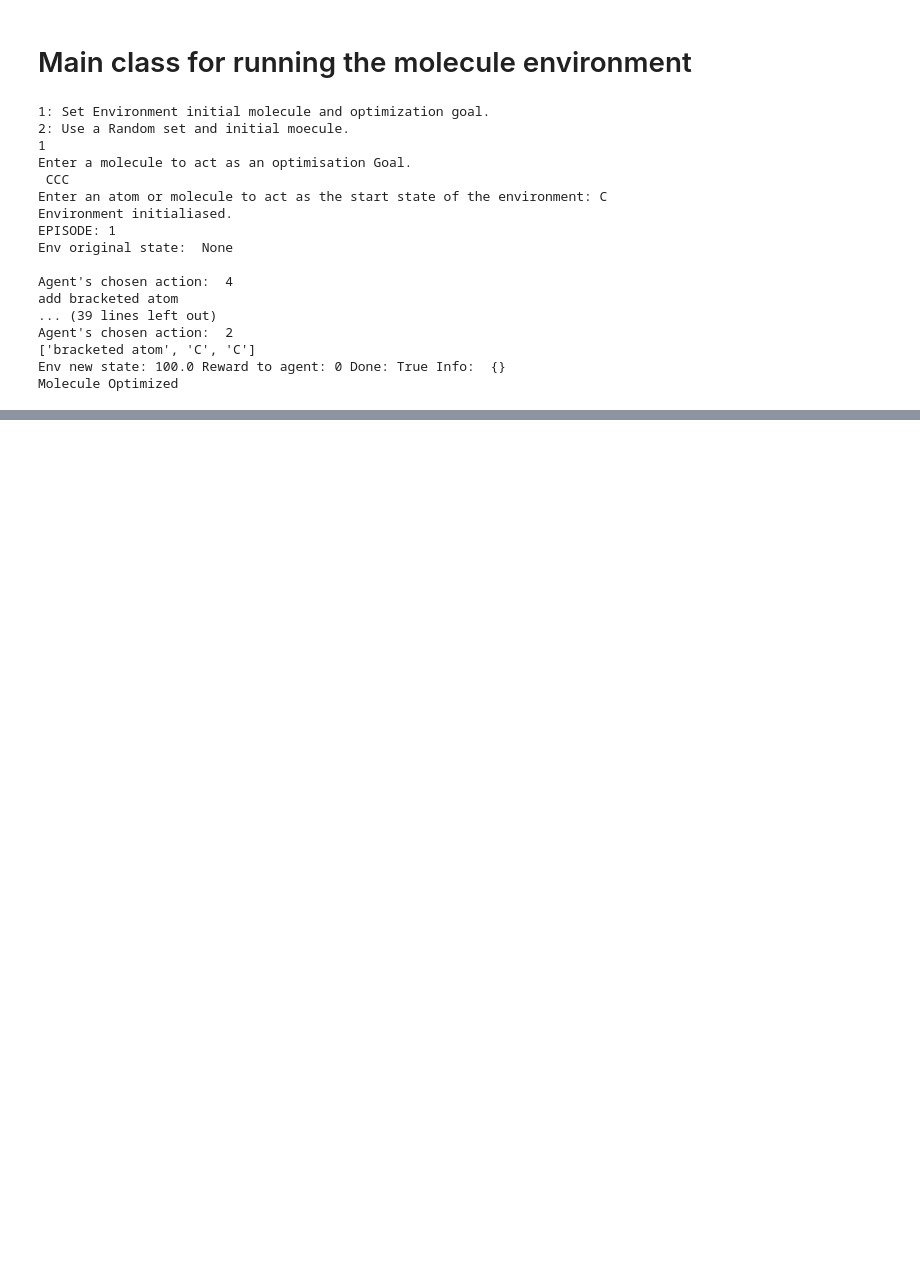
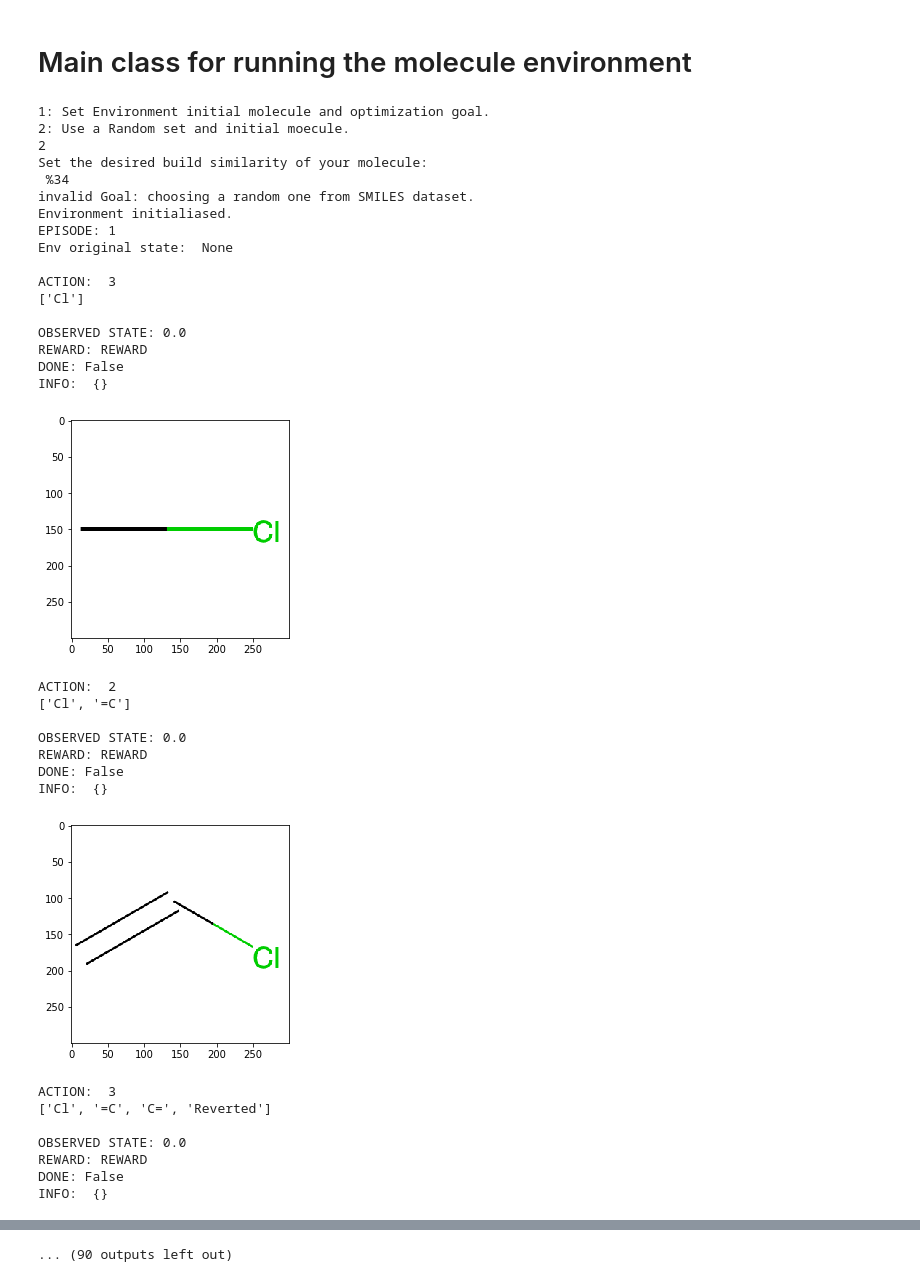
Before and after one commit to fle1scha/Drug-Design-Reinforcement-Learning, a Jupyter notebook: Main_Molecule.ipynb, the cells around one changed output, grey strips where cells are left out. Cells and saved outputs as stored; diff of their text form; code cells hidden in the pictures; blank space fills up the shorter version.

Commit message:
Main function aesthecs, Comments, And created visualisations

```diff
--- a/Main_Molecule.ipynb
+++ b/Main_Molecule.ipynb
@@ -13,7 +19,6 @@ def validate(mol):
         try:
             molecule = Chem.MolFromSmiles(mol)
             smiles = Chem.MolToSmiles(molecule, isomericSmiles=True)
-            mol2 = Chem.MolFromSmiles(smiles)
         except:
             print("Entered input is chemically invalid")
             return False
@@ -25,10 +30,10 @@ def validate(mol):
 def main():
 
     menu = input("1: Set Environment initial molecule and optimization goal. \n2: Use a Random set and initial moecule. \n")
-    if menu == "2":
+    if menu == "2":  # Random goal
         mol = 1
         goal = 1
-    elif menu == "1":
+    elif menu == "1": # Cumstom inputs
         # Get valid input goal and start state from user
         validgoal = False
         validmol = False
@@ -40,13 +45,15 @@ def main():
             mol = input("Enter an atom or molecule to act as the start state of the environment: ")
             validmol = validate(mol)
 
-    env = gym.make("gym_molecule:molecule-v0", mol = mol, goal= goal)
+    accuracy = float(input("Set the desired build similarity of your molecule:\n " + "%"))
+
+    env = gym.make("gym_molecule:molecule-v0", mol = mol, goal= goal, similarity = accuracy) # Instantiate environment
     print("Environment initialiased.")
-    #Create a new Molecule Agent object.
-    agent = MoleculeAgent(env.action_space)
+
+    agent = MoleculeAgent(env.action_space) # Create a new Molecule Agent object.
 
 
-    episode_count = 3
+    episode_count = 2
     reward = 0
     done = False
 
@@ -64,47 +71,72 @@ def main():
             #The agent chooses its action based on the tuple from the current env state.
             action = agent.act(ob, reward, done)
             print()
-            print("Agent's chosen action: ", action)
+            print("ACTION: ", action)
 
             #The new tuple is returned because the env has considered the agent's action.
             ob, reward, done, _ = env.step(action)
 
 
-            print("Env new state:", ob, "Reward to agent:", reward, "Done:", done,"Info: ", _)
+            print("\nOBSERVED STATE:", ob, "\nREWARD:", reward, "\nDONE:", done,"\nINFO: ", _)
 
             #The env renders.
-            env.render()
+            SMILES = env.render()
+            Image = Draw.MolToImage(SMILES, size=(300, 300))
+            ImageNumpyFormat = np.asarray(Image)
+            plt.imshow(ImageNumpyFormat)
+            plt.draw()
+            plt.pause(0.5) # pause how many seconds
+            plt.close()
 
             if done == True:
-                print("Molecule Optimized")
+                print("Molecule Optimized.")
                 break
 
 
 
             #If the env reaches a terminating state, the current iteration ends and the next
             #episode begins.
 
 
     env.close()
 
 
 if __name__ == '__main__':
     main()
+
+# Aspirin: O=C(C)Oc1ccccc1C(=O)O
+# Start with: Oc1ccccc1C
 # %% [output]
 1: Set Environment initial molecule and optimization goal.
 2: Use a Random set and initial moecule.
-1
-Enter a molecule to act as an optimisation Goal.
- CCC
-Enter an atom or molecule to act as the start state of the environment: C
+2
+Set the desired build similarity of your molecule:
+ %34
+invalid Goal: choosing a random one from SMILES dataset.
 Environment initialiased.
 EPISODE: 1
 Env original state:  None
 
-Agent's chosen action:  4
-add bracketed atom
-... (39 lines left out)
-Agent's chosen action:  2
-['bracketed atom', 'C', 'C']
-Env new state: 100.0 Reward to agent: 0 Done: True Info:  {}
-Molecule Optimized
+ACTION:  3
+['Cl']
+
+OBSERVED STATE: 0.0
+REWARD: REWARD
+DONE: False
+INFO:  {}
+[figure, added]
+ACTION:  2
+['Cl', '=C']
+
+OBSERVED STATE: 0.0
+REWARD: REWARD
+DONE: False
+INFO:  {}
+[figure, added]
+ACTION:  3
+['Cl', '=C', 'C=', 'Reverted']
+
+OBSERVED STATE: 0.0
+REWARD: REWARD
+DONE: False
+INFO:  {}
@@ -110,0 +162 @@ Molecule Optimized
+... (90 outputs left out)
```
Also changed, not shown: parts of 3 cells of this notebook, 3 other files.
